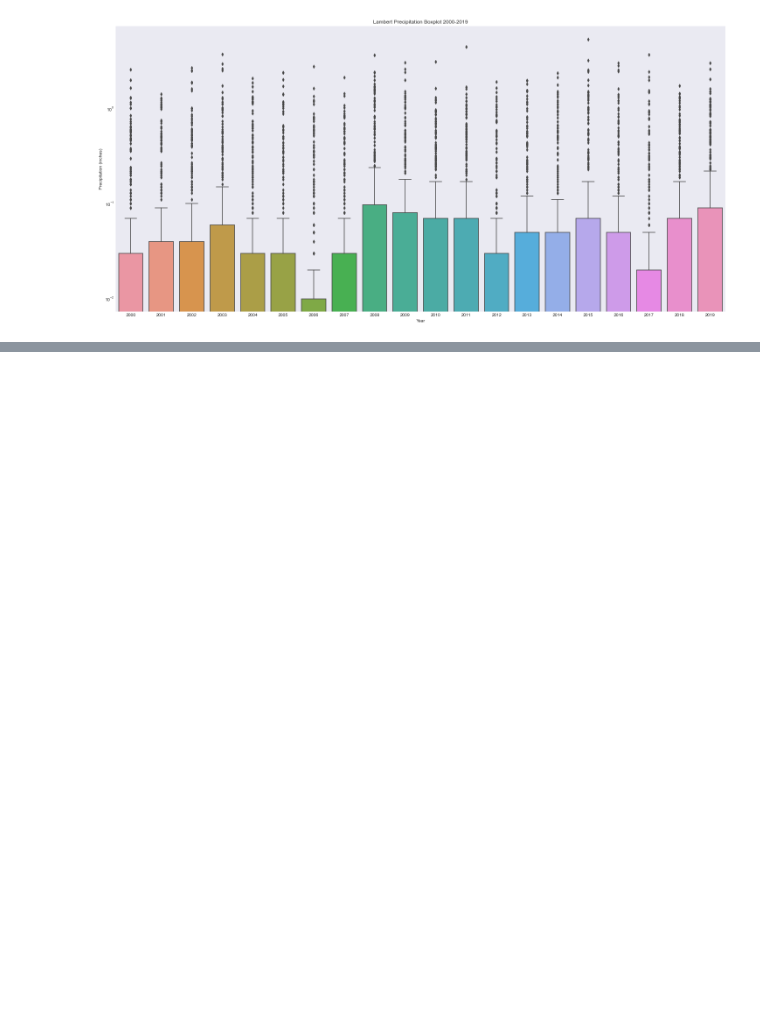
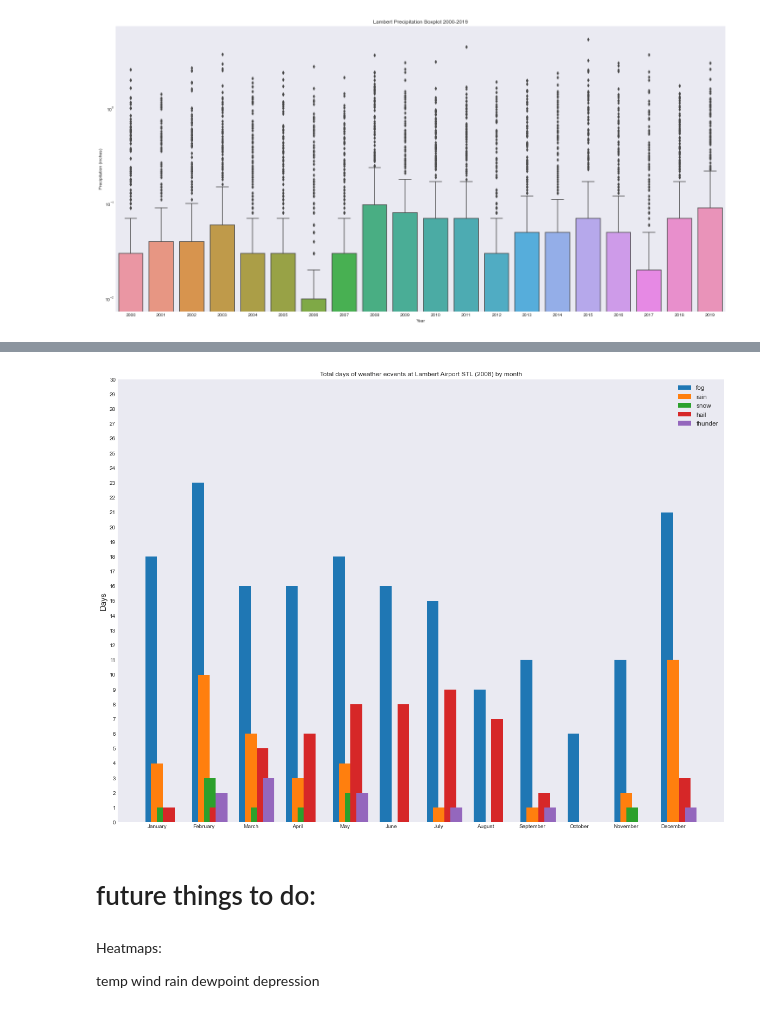
Before and after one commit to billtell/NOAA_GSOD_LambertSTL_2000to2022, a Jupyter notebook: GSOD_lambertSTL_EDA.ipynb, the cells around one changed output, grey strips where cells are left out. Drawn from its saved outputs; the diff is of its cells as text; code cells hidden in the pictures; blank space fills up the shorter version.

```diff
--- a/GSOD_lambertSTL_EDA.ipynb
+++ b/GSOD_lambertSTL_EDA.ipynb
@@ -672,0 +696,8 @@ cahokia
+# %%
+#look at the FRSTHTT column breakout of weather occurances for 2008 and maybe 2022.
+
+weather_events2008 = lambert.loc['2008-01-01':'2008-12-31',['Station','month','fog','rain','snow','hail','thunder','tornado']]
+weather_events2022 = lambert_recent.loc['2022-01-01':'2022-12-31',['Station','month','fog','rain','snow','hail','thunder','tornado']]
+
+grouped1 = weather_events2008.groupby(['Station','month'], sort=False).sum()
+grouped2 = weather_events2022.groupby(['Station','month'], sort=False).sum()
@@ -672,0 +734,46 @@ cahokia
+# %%
+fogbar1 = grouped1.loc[72434013994,'fog']
+rainbar1 = grouped1.loc[72434013994,'rain']
+snowbar1 = grouped1.loc[72434013994,'snow']
+hailbar1 = grouped1.loc[72434013994,'hail']
+thunderbar1 = grouped1.loc[72434013994,'thunder']
+
+fogbar2 = grouped2.loc[72434013994,'fog']
+rainbar2 = grouped2.loc[72434013994,'rain']
+snowbar2 = grouped2.loc[72434013994,'snow']
+hailbar2 = grouped2.loc[72434013994,'hail']
+thunderbar2 = grouped2.loc[72434013994,'thunder']
+# %%
+xaxis = lambert.index.month_name().unique()
+xaxis = xaxis.tolist()
+
+fix, ax = plt.subplots(figsize = (20, 15));
+labels = xaxis
+x = np.arange(len(labels))
+width = 0.25
+
+bar1 = ax.bar(x-width/2, fogbar1, width, label='fog')
+bar2 = ax.bar(x, rainbar1, width, label='rain')
+bar3 = ax.bar(x+width/2, snowbar1, width, label='snow')
+bar4 = ax.bar(x+width, hailbar1, width, label='hail')
+bar5 = ax.bar(x+1.5*width, thunderbar1, width, label='thunder')
+
+ax.set_ylabel('Days', fontsize=15)
+ax.set_title('Total days of weather events at Lambert Airport STL (2008) by month')
+ax.set_yticks(np.arange(31))
+ax.set_xticks(x)
+ax.set_xticklabels(labels)
+ax.legend(prop={'size': 12})
+
+plt.show()
+# %% [output]
+[figure, added]
+# %% [markdown]
+# future things to do:
+# %% [markdown]
+Heatmaps:
+
+temp
+wind
+rain
+dewpoint depression
```
Also changed, not shown: parts of 22 cells of this notebook.
